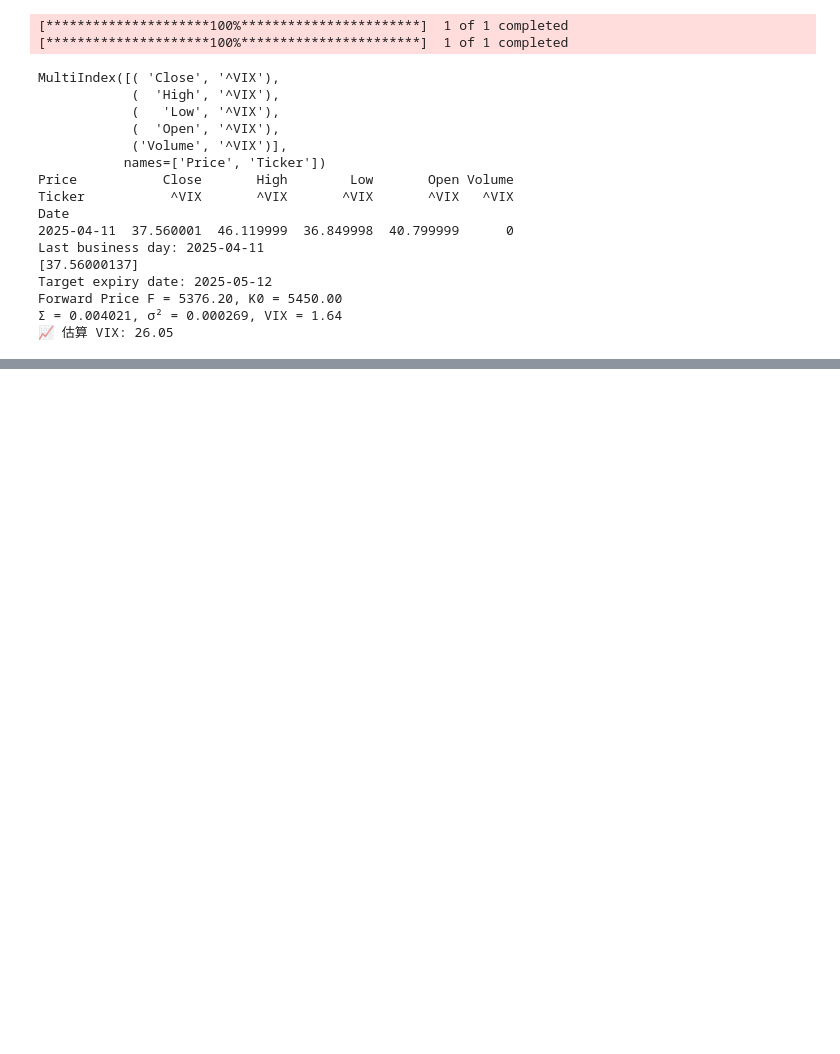
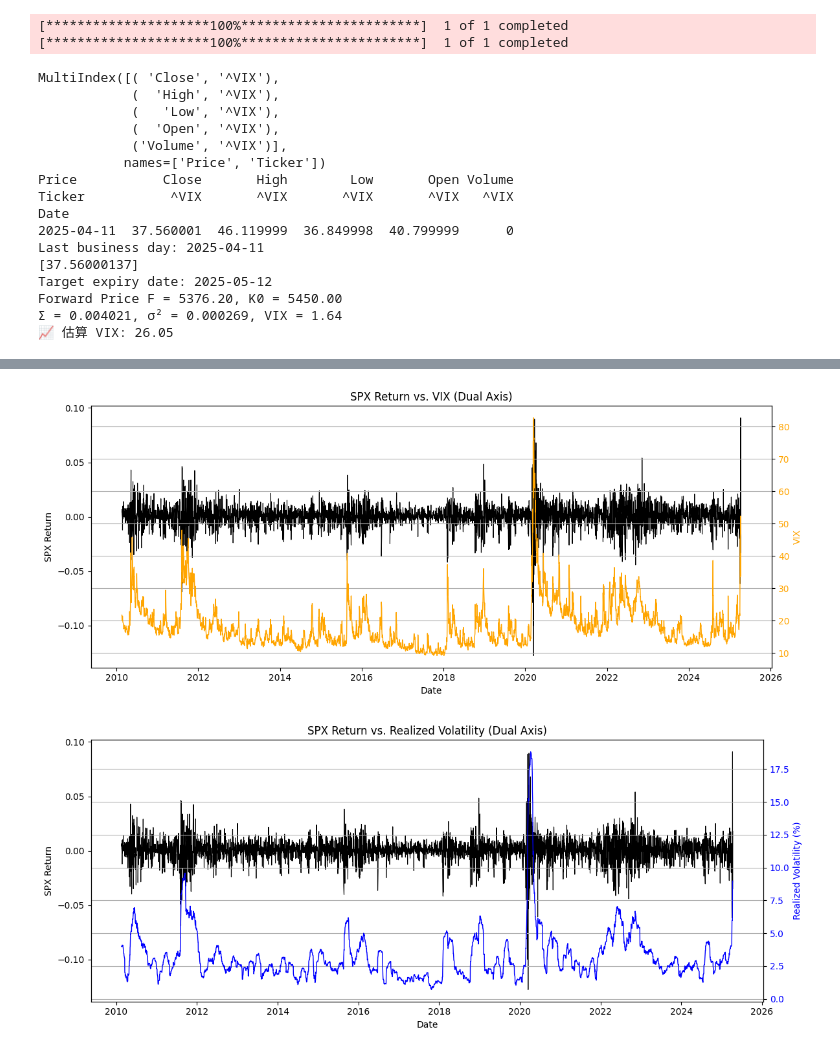
Before and after one commit to HarvestStars/cf_assignment1, a Jupyter notebook: assignment1/part_1.ipynb, the cells around one changed output, grey strips where cells are left out. Saved outputs shown, nothing was run; the diff lists cells and outputs as text; code cells hidden in the pictures; blank space fills up the shorter version.

```diff
--- a/assignment1/part_1.ipynb
+++ b/assignment1/part_1.ipynb
@@ -546,0 +543,67 @@ Index(['RealizedVol', 'RealizedVol2', 'VIX'], dtype='object')
+# %%
+import statsmodels.api as sm
+
+# 1. 准备数据
+vol_df["SPX_Return"] = spx_data["log-return"]
+vol_df = vol_df.dropna()
+
+# 2. 回归 A: SPX return ~ VIX
+X_vix = sm.add_constant(vol_df["VIX"])  # 加截距项
+y = vol_df["SPX_Return"]
+model_vix = sm.OLS(y, X_vix).fit()
+
+# 3. 回归 B: SPX return ~ Realized Vol
+X_rv = sm.add_constant(vol_df["RealizedVol"])
+model_rv = sm.OLS(y, X_rv).fit()
+
+# 4. 输出结果
+print("===== 回归 A: SPX ~ VIX =====")
+print(model_vix.summary())
+
+print("\n===== 回归 B: SPX ~ Realized Vol =====")
+print(model_rv.summary())
+
+# --- 图1: SPX Return vs VIX ---
+fig, ax1 = plt.subplots(figsize=(12, 5))
+
+# 主轴：SPX Return
+color = "black"
+ax1.set_xlabel("Date")
+ax1.set_ylabel("SPX Return", color=color)
+ax1.plot(vol_df.index, vol_df["SPX_Return"], color=color, label="SPX Return", linewidth=0.8)
+ax1.tick_params(axis="y", labelcolor=color)
+
+# 副轴：VIX
+ax2 = ax1.twinx()
+color = "orange"
+ax2.set_ylabel("VIX", color=color)
+ax2.plot(vol_df.index, vol_df["VIX"], color=color, label="VIX", linewidth=1)
+ax2.tick_params(axis="y", labelcolor=color)
+
+plt.title("SPX Return vs. VIX (Dual Axis)")
+fig.tight_layout()
+plt.grid(True)
+plt.show()
+
+# --- 图2: SPX Return vs Realized Volatility ---
+fig, ax1 = plt.subplots(figsize=(12, 5))
+
+# 主轴：SPX Return
+color = "black"
+ax1.set_xlabel("Date")
+ax1.set_ylabel("SPX Return", color=color)
+ax1.plot(vol_df.index, vol_df["SPX_Return"], color=color, label="SPX Return", linewidth=0.8)
+ax1.tick_params(axis="y", labelcolor=color)
+
+# 副轴：Realized Volatility
+ax2 = ax1.twinx()
+color = "blue"
+ax2.set_ylabel("Realized Volatility (%)", color=color)
+ax2.plot(vol_df.index, vol_df["RealizedVol"], color=color, label="Realized Vol", linewidth=1)
+ax2.tick_params(axis="y", labelcolor=color)
+
+plt.title("SPX Return vs. Realized Volatility (Dual Axis)")
+fig.tight_layout()
+plt.grid(True)
+plt.show()
+# %% [output]
@@ -546,0 +627,2 @@ Index(['RealizedVol', 'RealizedVol2', 'VIX'], dtype='object')
+[figure, added]
+[figure, added]
```
Also changed, not shown: parts of 4 cells of this notebook.
